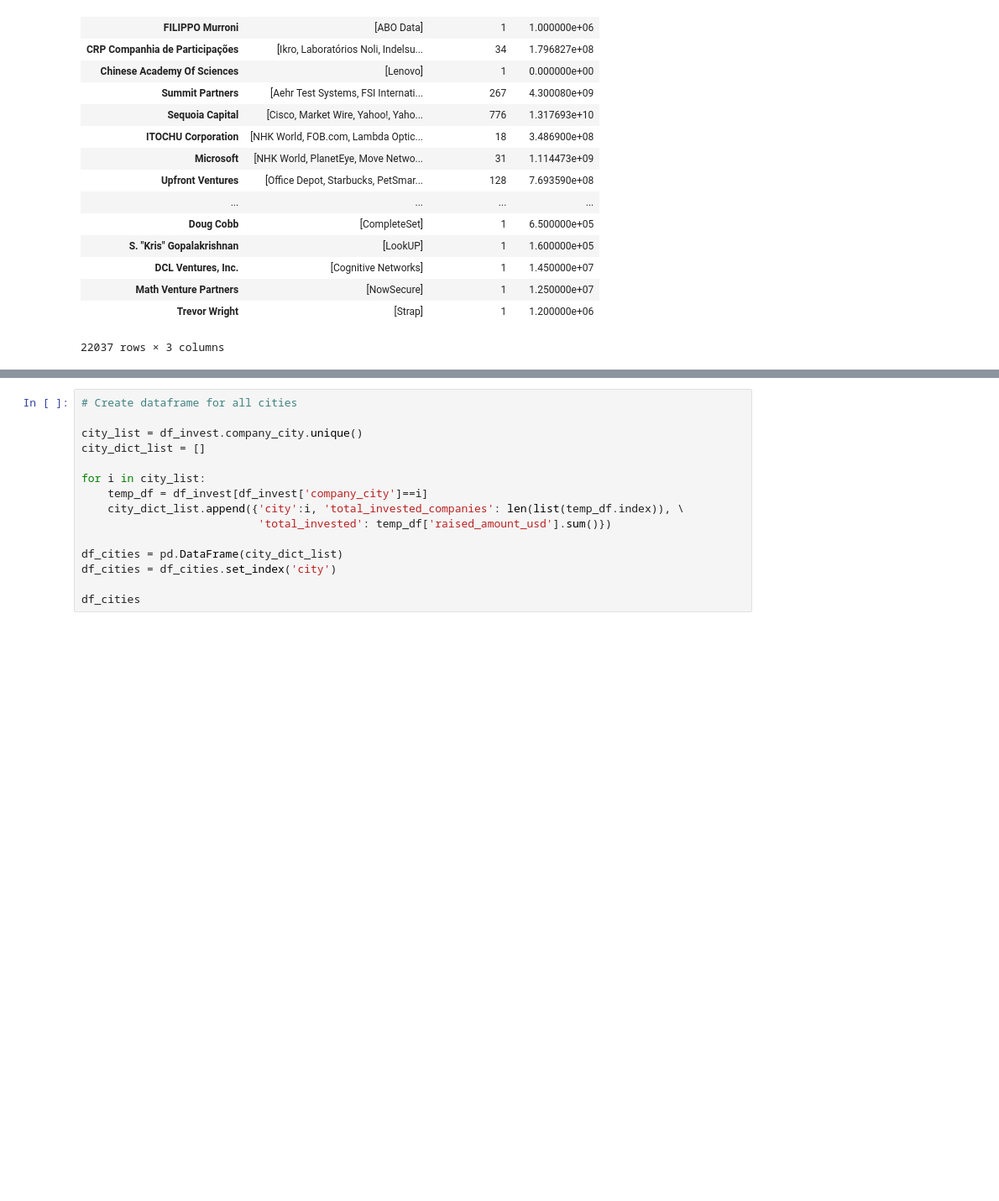
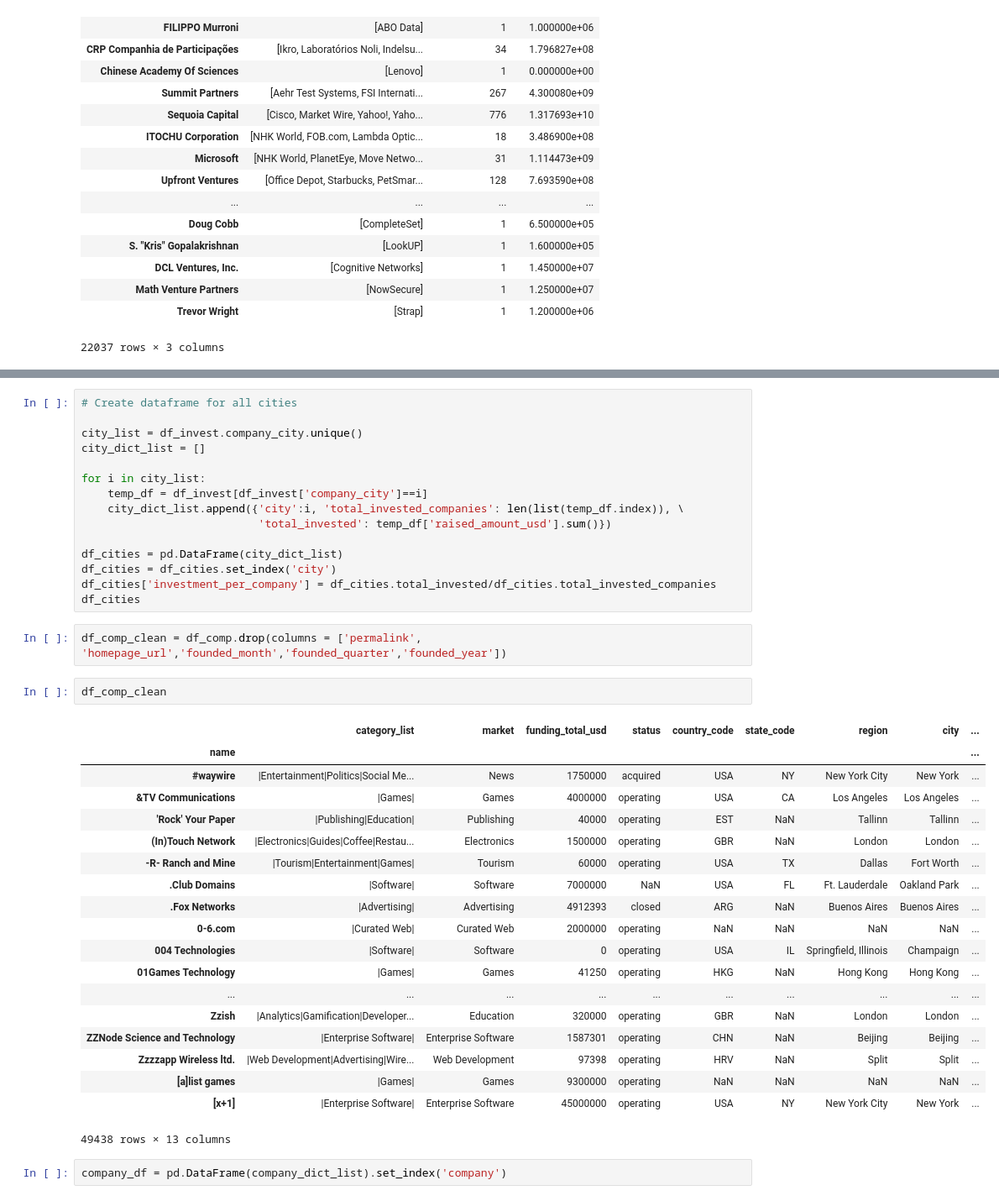
Before and after one commit to jdmendoza/predicting_startup_success, a Jupyter notebook: Nazim_investor_and_city_ranking.ipynb, the cells around one changed output, grey strips where cells are left out. Shown: that part at 84% size. Cells and saved outputs as stored; diff of their text form; blank space fills up the shorter version.

```diff
--- a/Nazim_investor_and_city_ranking.ipynb
+++ b/Nazim_investor_and_city_ranking.ipynb
@@ -132,5 +161,31 @@ for i in city_list:
 
 df_cities = pd.DataFrame(city_dict_list)
 df_cities = df_cities.set_index('city')
-
+df_cities['investment_per_company'] = df_cities.total_invested/df_cities.total_invested_companies
 df_cities
+# %%
+df_comp_clean = df_comp.drop(columns = ['permalink', 'homepage_url','founded_month','founded_quarter','founded_year'])
+# %%
+df_comp_clean
+# %% [output]
+|  | category_list | market | funding_total_usd | status | country_code | state_code | region | city | ... |
+| name |  |  |  |  |  |  |  |  | ... |
+| #waywire | |Entertainment|Politics|Social Me... | News | 1750000 | acquired | USA | NY | New York City | New York | ... |
+| &TV Communications | |Games| | Games | 4000000 | operating | USA | CA | Los Angeles | Los Angeles | ... |
+| 'Rock' Your Paper | |Publishing|Education| | Publishing | 40000 | operating | EST | NaN | Tallinn | Tallinn | ... |
+| (In)Touch Network | |Electronics|Guides|Coffee|Restau... | Electronics | 1500000 | operating | GBR | NaN | London | London | ... |
+| -R- Ranch and Mine | |Tourism|Entertainment|Games| | Tourism | 60000 | operating | USA | TX | Dallas | Fort Worth | ... |
+| .Club Domains | |Software| | Software | 7000000 | NaN | USA | FL | Ft. Lauderdale | Oakland Park | ... |
+| .Fox Networks | |Advertising| | Advertising | 4912393 | closed | ARG | NaN | Buenos Aires | Buenos Aires | ... |
+| 0-6.com | |Curated Web| | Curated Web | 2000000 | operating | NaN | NaN | NaN | NaN | ... |
+| 004 Technologies | |Software| | Software | 0 | operating | USA | IL | Springfield, Illinois | Champaign | ... |
+| 01Games Technology | |Games| | Games | 41250 | operating | HKG | NaN | Hong Kong | Hong Kong | ... |
+| ... | ... | ... | ... | ... | ... | ... | ... | ... | ... |
+| Zzish | |Analytics|Gamification|Developer... | Education | 320000 | operating | GBR | NaN | London | London | ... |
+| ZZNode Science and Technology | |Enterprise Software| | Enterprise Software | 1587301 | operating | CHN | NaN | Beijing | Beijing | ... |
+| Zzzzapp Wireless ltd. | |Web Development|Advertising|Wire... | Web Development | 97398 | operating | HRV | NaN | Split | Split | ... |
+| [a]list games | |Games| | Games | 9300000 | operating | NaN | NaN | NaN | NaN | ... |
+| [x+1] | |Enterprise Software| | Enterprise Software | 45000000 | operating | USA | NY | New York City | New York | ... |
+49438 rows × 13 columns
+# %%
+company_df = pd.DataFrame(company_dict_list).set_index('company')
```
Also changed, not shown: parts of 5 cells of this notebook, 2 other files.
